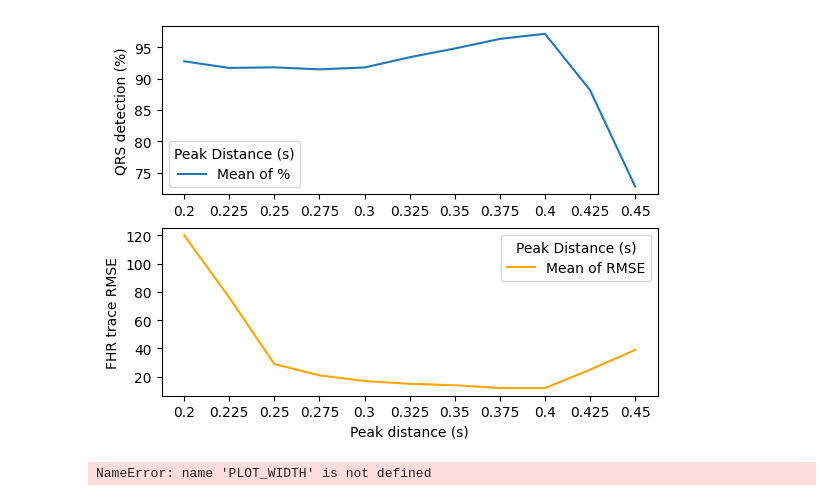
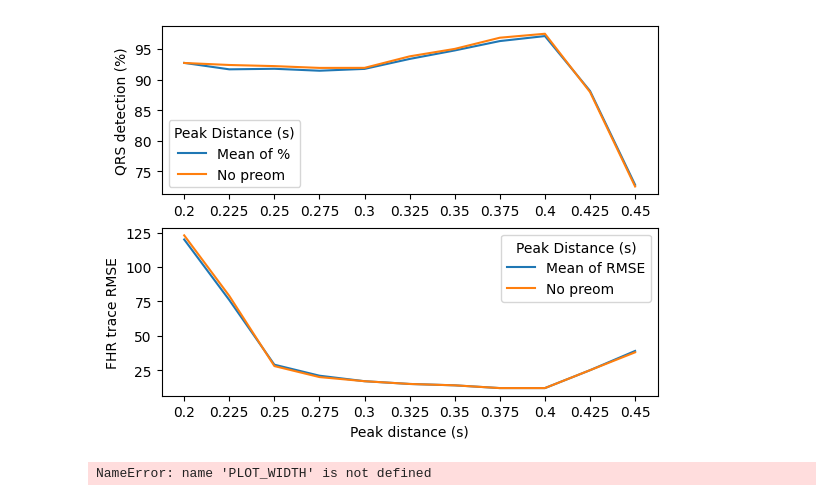
Before and after one commit to carlo-monti/Fetal_ECG_2024, a Jupyter notebook: stats_plot.ipynb, the cells around one changed output. Drawn from its saved outputs; the diff is of its cells as text; code cells hidden in the pictures.

```diff
--- a/stats_plot.ipynb
+++ b/stats_plot.ipynb
@@ -3,24 +3,29 @@ import matplotlib.pyplot as plt
 # %%
 
 med = [92.74615384615383,91.6923076923077,91.7846153846154,91.4653846153846,91.7653846153846,93.3923076923077,94.7807692307692,96.3115384615385,97.1307692307692,88.1653846153846,72.8230769230769]
 std = [17.957645197062686,19.9759011318771,21.511359985965,23.547478089363,25.3924524673077,26.5593458120002,27.3396116309074,29.0956024290562,30.073548465607,30.5710672632713,30.3398519391507]
 rmse = [120,76,29,21,17,15,14,12,12,25,39]
 rmse_std = [22.88,23.6,19.88,16.17,14.46,15.85,16.71,19.47,21.64,22.53,24.46]
 
+med_no_prom = [92.73461538461538,92.4038461538462,92.2192307692308,91.9269230769231,91.9346153846154,93.8153846153846,95.0346153846154,96.8615384615385,97.5076923076923,87.9846153846154,72.5461538461539]
+rmse_no_prom = [123,79,28,20,17,15,14,12,12,25,38]
+
 plt.subplot(2,1,1)
 plt.plot(med,label="Mean of %")
+plt.plot(med_no_prom,label="No preom")
 plt.xticks(range(0,len(med),1),["0.2","0.225","0.25","0.275","0.3","0.325","0.35","0.375","0.4","0.425","0.45"])
 plt.legend(title="Peak Distance (s)")
 plt.ylabel("QRS detection (%)")
 plt.subplot(2,1,2)
-plt.plot(rmse,label="Mean of RMSE",color="orange")
+plt.plot(rmse,label="Mean of RMSE")
+plt.plot(rmse_no_prom,label="No preom")
 plt.xticks(range(0,len(med),1),["0.2","0.225","0.25","0.275","0.3","0.325","0.35","0.375","0.4","0.425","0.45"])
 plt.legend(title="Peak Distance (s)")
 plt.xlabel("Peak distance (s)")
 plt.ylabel("FHR trace RMSE")
 plt.show()
 # %% [output]
-[figure, old version]
+[figure, new version]
 # %%
 # Band pass vs hp + notch
 
```
Also changed, not shown: 1 other file.
